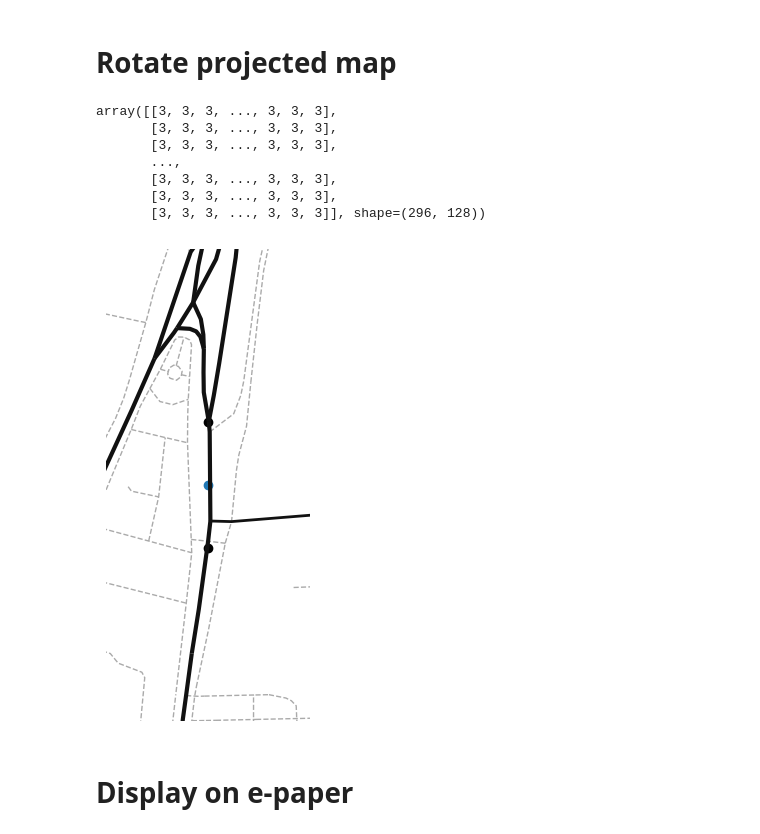
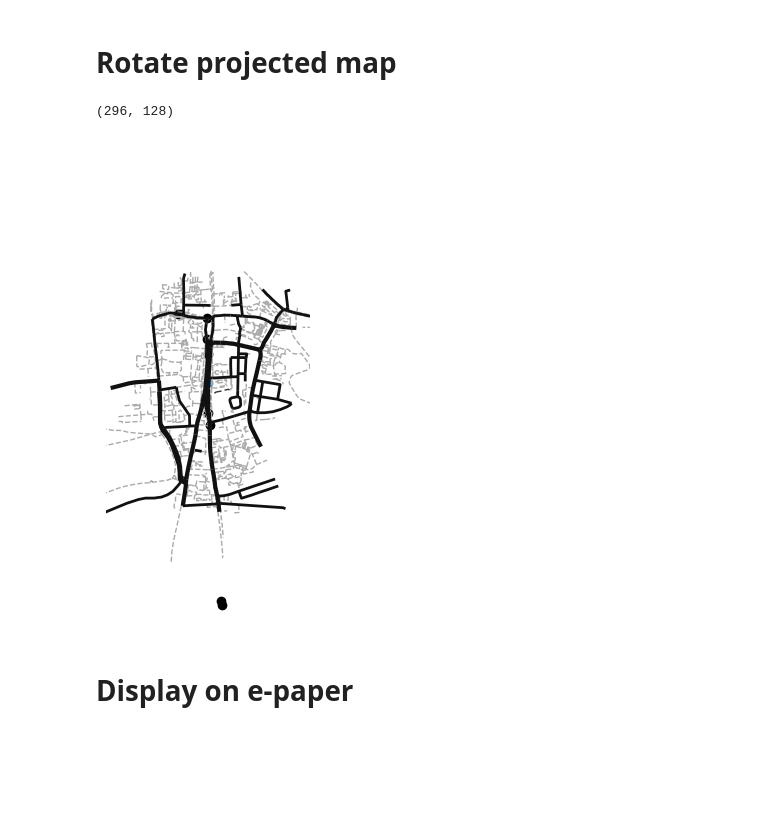
Before and after one commit to EmmaGoodliffe/satnav, a Jupyter notebook: gpkg.ipynb, the cells around one changed output. Drawn from its saved outputs; the diff is of its cells as text; code cells hidden in the pictures; blank space fills up the shorter version.

```diff
--- a/gpkg.ipynb
+++ b/gpkg.ipynb
@@ -10,7 +10,7 @@ from gpkg import GpkgMap
 from matplotlib import pyplot as plt
 # %%
 # TODO: load the map according to the cue bearing
-me = Coord(Angle(deg=51.75866), Angle(deg=-1.261))
+me = Coord(Angle(deg=51.75866), Angle(deg=-1.261)) + Coord(Angle(deg=-0.001), Angle(deg=0.001))
 bbox = np.concat([me.long_lat("°") - 0.005, me.long_lat("°") + 0.005])
 oxford = gpd.read_file("oxfordshire.gpkg", layer="gis_osm_roads_free", bbox=tuple(bbox))
 oxford
@@ -51,22 +51,19 @@ GpkgMap(oxford).plot_raw(ax, bbox, route.cues, me)
 # %% [markdown]
 # Rotate projected map
 # %%
+from matplotlib.transforms import Bbox
+
 fig, ax = plt.subplots(1, 1, layout="constrained")
 GpkgMap(oxford).plot_instruction(ax, instruction, 'grey')
-fig.savefig('./inst.png', dpi=100, bbox_inches='tight')
+fig.savefig('./inst.png', dpi=100/1.59, bbox_inches='tight', pad_inches=0)
 rgba_pxs = plt.imread("inst.png")
 grey_pxs = np.mean(rgba_pxs[:, :, :3], axis=2) * rgba_pxs[:, :, 3]
-cropped_grey_pxs = np.array(grey_pxs[:296,:128] * 3, dtype=np.int64)
-cropped_grey_pxs
+# cropped_grey_pxs = np.array(grey_pxs[:296,:128] * 3, dtype=np.int64)
+# cropped_grey_pxs
+grey_pxs.shape
 # %% [output]
-array([[3, 3, 3, ..., 3, 3, 3],
-       [3, 3, 3, ..., 3, 3, 3],
-       [3, 3, 3, ..., 3, 3, 3],
-       ...,
-       [3, 3, 3, ..., 3, 3, 3],
-       [3, 3, 3, ..., 3, 3, 3],
-       [3, 3, 3, ..., 3, 3, 3]], shape=(296, 128))
+(296, 128)
-[figure, old version]
+[figure, new version]
 # %% [markdown]
 # Display on e-paper
 # %%
```
Also changed, not shown: parts of 4 cells of this notebook, 1 other file.
